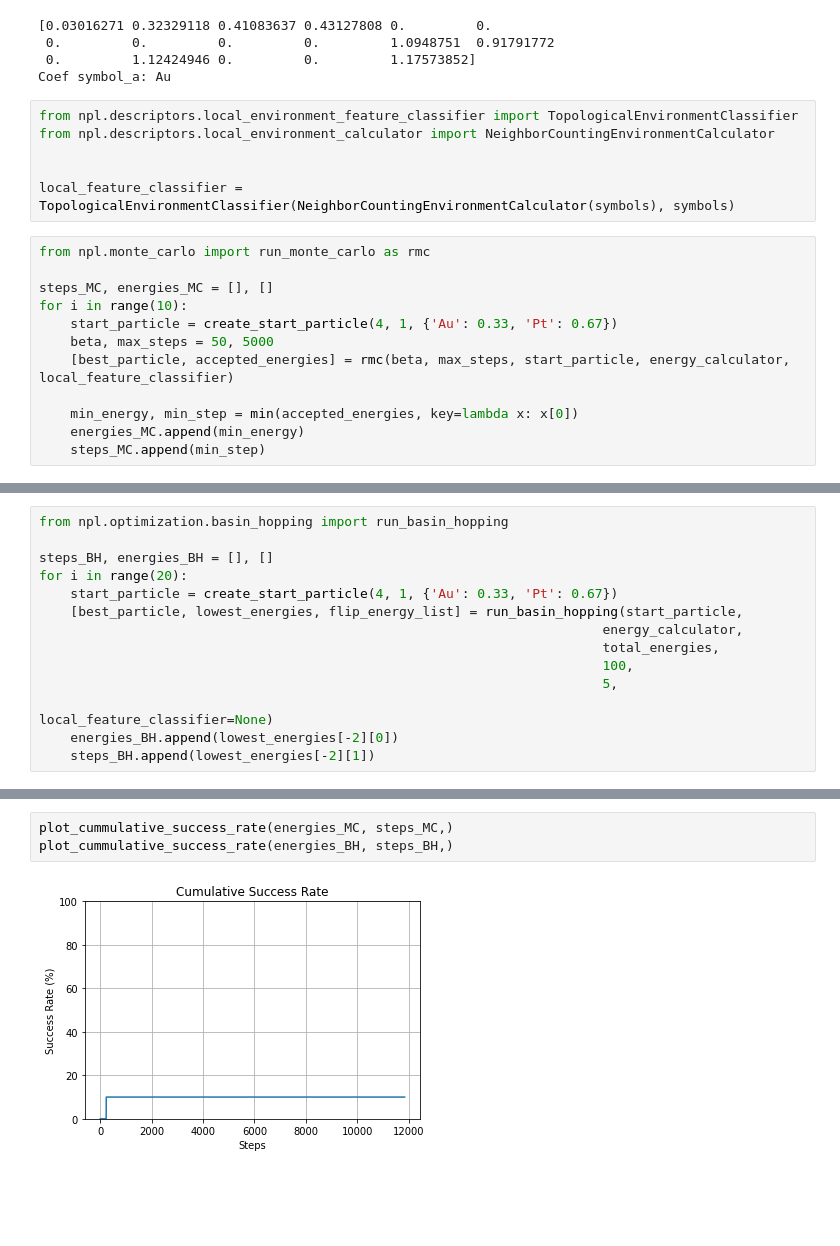
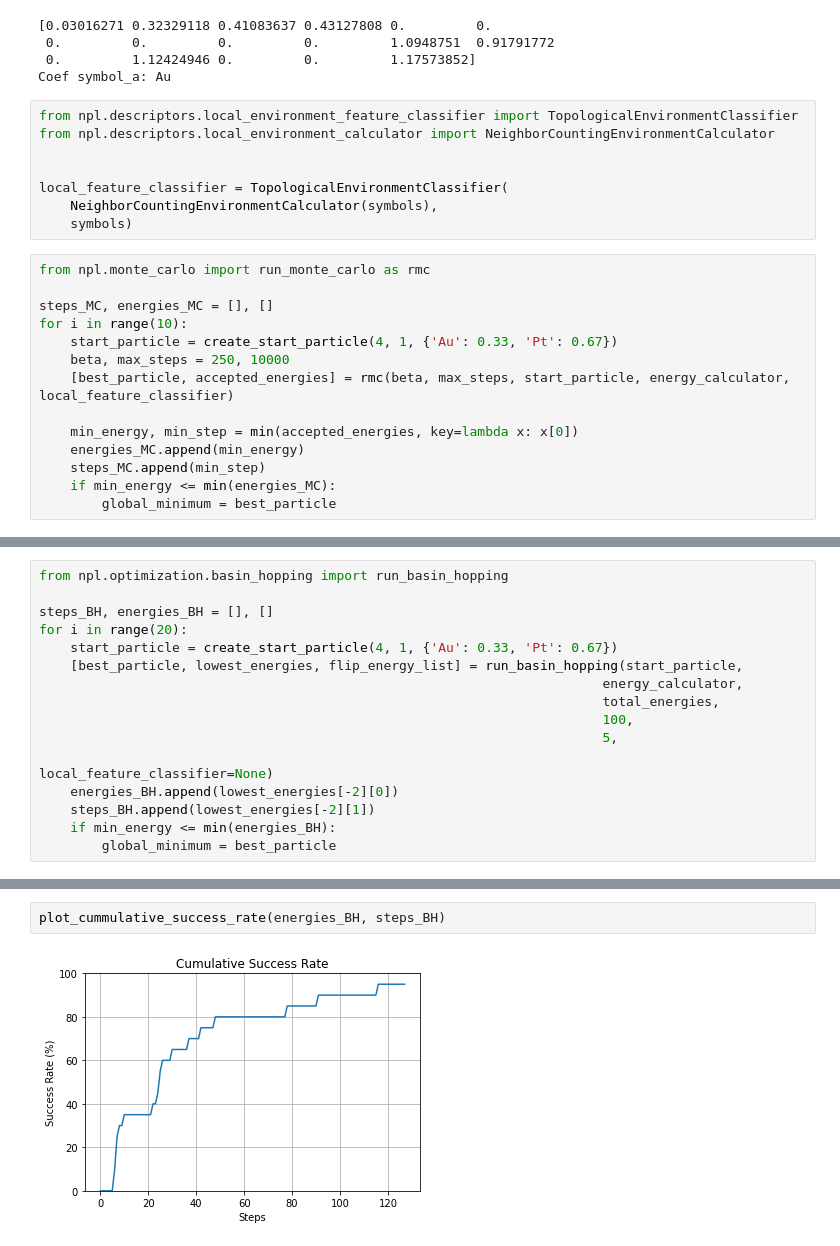
Before and after one commit to farrisric/npl, a Jupyter notebook: examples/chemical_ordering_global_opt.ipynb, the cells around one changed output, grey strips where cells are left out. Cells and saved outputs as stored; diff of their text form; blank space fills up the shorter version.

```diff
--- a/examples/chemical_ordering_global_opt.ipynb
+++ b/examples/chemical_ordering_global_opt.ipynb
@@ -37,18 +39,22 @@ from npl.descriptors.local_environment_feature_classifier import TopologicalEnvi
 from npl.descriptors.local_environment_calculator import NeighborCountingEnvironmentCalculator
 
 
-local_feature_classifier = TopologicalEnvironmentClassifier(NeighborCountingEnvironmentCalculator(symbols), symbols)
+local_feature_classifier = TopologicalEnvironmentClassifier(
+    NeighborCountingEnvironmentCalculator(symbols),
+    symbols)
 # %%
 from npl.monte_carlo import run_monte_carlo as rmc
 
 steps_MC, energies_MC = [], []
 for i in range(10):
     start_particle = create_start_particle(4, 1, {'Au': 0.33, 'Pt': 0.67})
-    beta, max_steps = 50, 5000
+    beta, max_steps = 250, 10000
     [best_particle, accepted_energies] = rmc(beta, max_steps, start_particle, energy_calculator, local_feature_classifier)
 
     min_energy, min_step = min(accepted_energies, key=lambda x: x[0])
     energies_MC.append(min_energy)
     steps_MC.append(min_step)
+    if min_energy <= min(energies_MC):
+        global_minimum = best_particle
 # %% [output]
 Step: 2000
@@ -111,4 +115,6 @@ for i in range(20):
                                                                         local_feature_classifier=None)
     energies_BH.append(lowest_energies[-2][0])
     steps_BH.append(lowest_energies[-2][1])
+    if min_energy <= min(energies_BH):
+        global_minimum = best_particle
 # %% [output]
@@ -132,5 +144,4 @@ Lowest energy: 15.375
 # %%
-plot_cummulative_success_rate(energies_MC, steps_MC,)
-plot_cummulative_success_rate(energies_BH, steps_BH,)
+plot_cummulative_success_rate(energies_BH, steps_BH)
 # %% [output]
-[figure, old version]
+[figure, new version]
```
Also changed, not shown: parts of 8 cells of this notebook, 4 other files.
